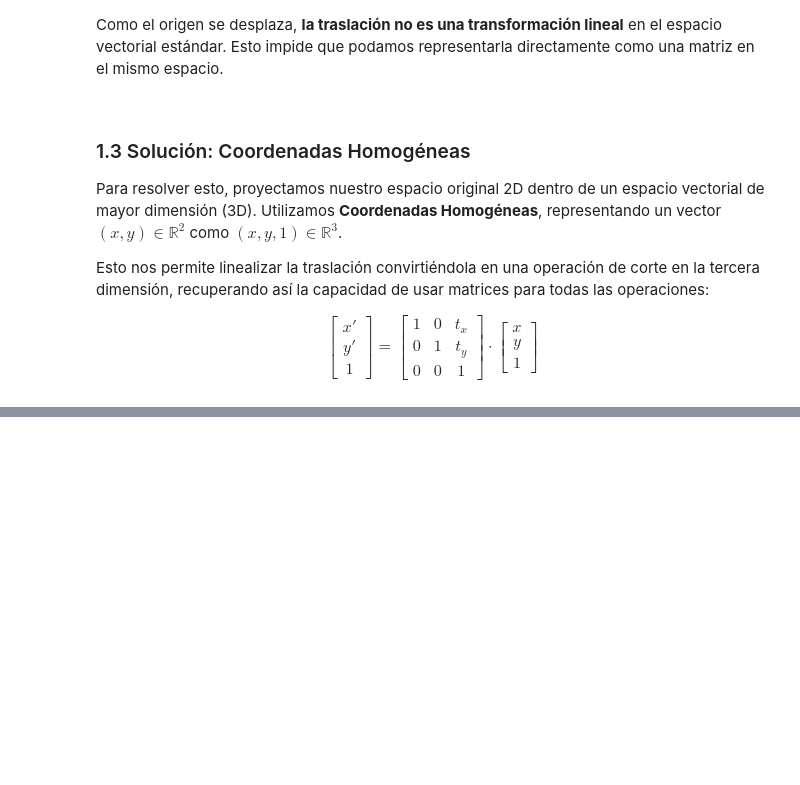
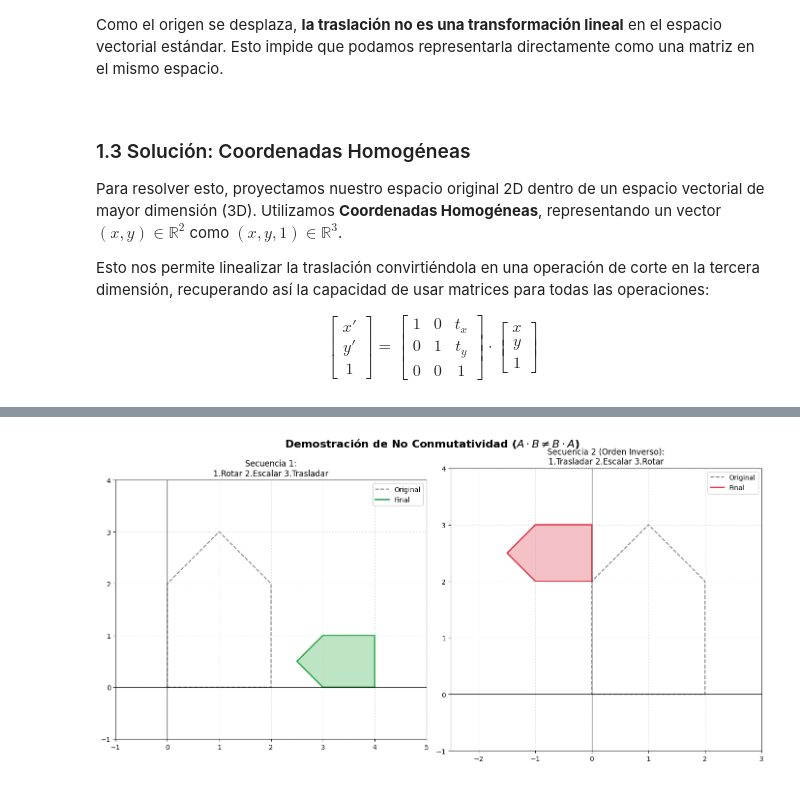
Before and after one commit to cbermell/Proyecto-Algebra-Lineal, a Jupyter notebook: Proyecto_Algebra_Lineal.ipynb, the cells around one changed output, grey strips where cells are left out. Cells and saved outputs as stored; diff of their text form; code cells hidden in the pictures; blank space fills up the shorter version.

```diff
--- a/Proyecto_Algebra_Lineal.ipynb
+++ b/Proyecto_Algebra_Lineal.ipynb
@@ -160,0 +514,81 @@ $$
+# %%
+# ==========================================
+# 4. TRANSFORMACIÓN COMPUESTA Y NO CONMUTATIVIDAD (CORREGIDO)
+# ==========================================
+
+# 1. DEFINIR LAS MATRICES INDIVIDUALES
+# ------------------------------------
+# A: Rotación de 90 grados
+Matriz_Rot = obtener_matriz_rotacion(90)
+
+# B: Escalamiento (Mitad de tamaño)
+Matriz_Esc = obtener_matriz_escalado(0.5, 0.5)
+
+# C: Traslación (4 en X, 0 en Y)
+Matriz_Tras = obtener_matriz_traslacion(4, 0)
+
+
+# 2. DEFINIR DOS SECUENCIAS DIFERENTES
+# ------------------------------------
+
+# SECUENCIA 1: Rotar -> Escalar -> Trasladar
+# (Orden matemático: T_Tras @ T_Esc @ T_Rot)
+M_Secuencia1 = Matriz_Tras @ Matriz_Esc @ Matriz_Rot
+
+# SECUENCIA 2: Trasladar -> Escalar -> Rotar (Orden Inverso)
+# (Orden matemático: T_Rot @ T_Esc @ T_Tras)
+M_Secuencia2 = Matriz_Rot @ Matriz_Esc @ Matriz_Tras
+
+
+# 3. FUNCIÓN AUXILIAR PARA AJUSTAR EL ZOOM
+# ----------------------------------------
+def ajustar_limites_inteligentes(ax, P_orig, P_fin):
+    """Calcula los límites exactos para que todo quepa en la imagen con margen."""
+    todos_x = np.concatenate((P_orig[0, :], P_fin[0, :]))
+    todos_y = np.concatenate((P_orig[1, :], P_fin[1, :]))
+
+    margen = 1.0 # Espacio extra alrededor
+    ax.set_xlim(np.min(todos_x) - margen, np.max(todos_x) + margen)
+    ax.set_ylim(np.min(todos_y) - margen, np.max(todos_y) + margen)
+
+
+# 4. VISUALIZACIÓN COMPARATIVA
+# ----------------------------
+fig, axs = plt.subplots(1, 2, figsize=(14, 7))
+
+# Usamos r"" para evitar el SyntaxWarning con los símbolos de LaTeX
+fig.suptitle(r'Demostración de No Conmutatividad ($A \cdot B \neq B \cdot A$)', fontsize=16, fontweight='bold')
+
+# --- GRÁFICO 1: SECUENCIA LÓGICA (VERDE) ---
+P_final_1 = M_Secuencia1 @ P_casa
+
+axs[0].plot(P_casa[0, :], P_casa[1, :], '--', color='gray', label='Original', linewidth=1.5)
+axs[0].fill(P_final_1[0, :], P_final_1[1, :], color='#28a745', alpha=0.3)
+axs[0].plot(P_final_1[0, :], P_final_1[1, :], color='#28a745', linewidth=2, label='Final')
+
+axs[0].set_title("Secuencia 1:\n1.Rotar 2.Escalar 3.Trasladar")
+axs[0].grid(True, linestyle=':', alpha=0.6)
+axs[0].axhline(0, color='black', linewidth=0.8); axs[0].axvline(0, color='black', linewidth=0.8)
+axs[0].legend()
+axs[0].set_aspect('equal') # Importante: Aspecto 1:1
+ajustar_limites_inteligentes(axs[0], P_casa, P_final_1) # <--- AQUI SE ARREGLA EL ZOOM
+
+
+# --- GRÁFICO 2: ORDEN INVERSO (ROJO) ---
+P_final_2 = M_Secuencia2 @ P_casa
+
+axs[1].plot(P_casa[0, :], P_casa[1, :], '--', color='gray', label='Original', linewidth=1.5)
+axs[1].fill(P_final_2[0, :], P_final_2[1, :], color='#dc3545', alpha=0.3)
+axs[1].plot(P_final_2[0, :], P_final_2[1, :], color='#dc3545', linewidth=2, label='Final')
+
+axs[1].set_title("Secuencia 2 (Orden Inverso):\n1.Trasladar 2.Escalar 3.Rotar")
+axs[1].grid(True, linestyle=':', alpha=0.6)
+axs[1].axhline(0, color='black', linewidth=0.8); axs[1].axvline(0, color='black', linewidth=0.8)
+axs[1].legend()
+axs[1].set_aspect('equal') # Importante: Aspecto 1:1
+ajustar_limites_inteligentes(axs[1], P_casa, P_final_2) # <--- AQUI SE ARREGLA EL ZOOM
+
+plt.tight_layout()
+plt.show()
+# %% [output]
+[figure, added]
```
Also changed, not shown: parts of 12 cells of this notebook.
